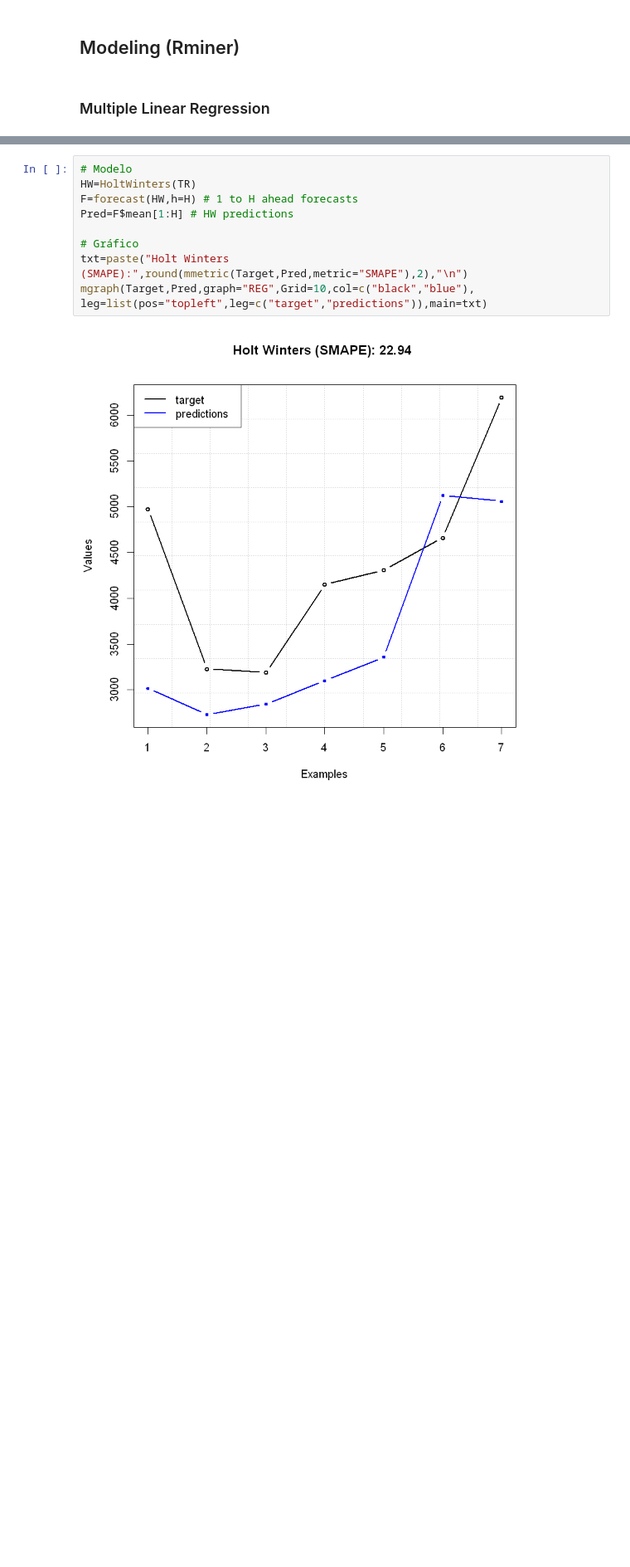
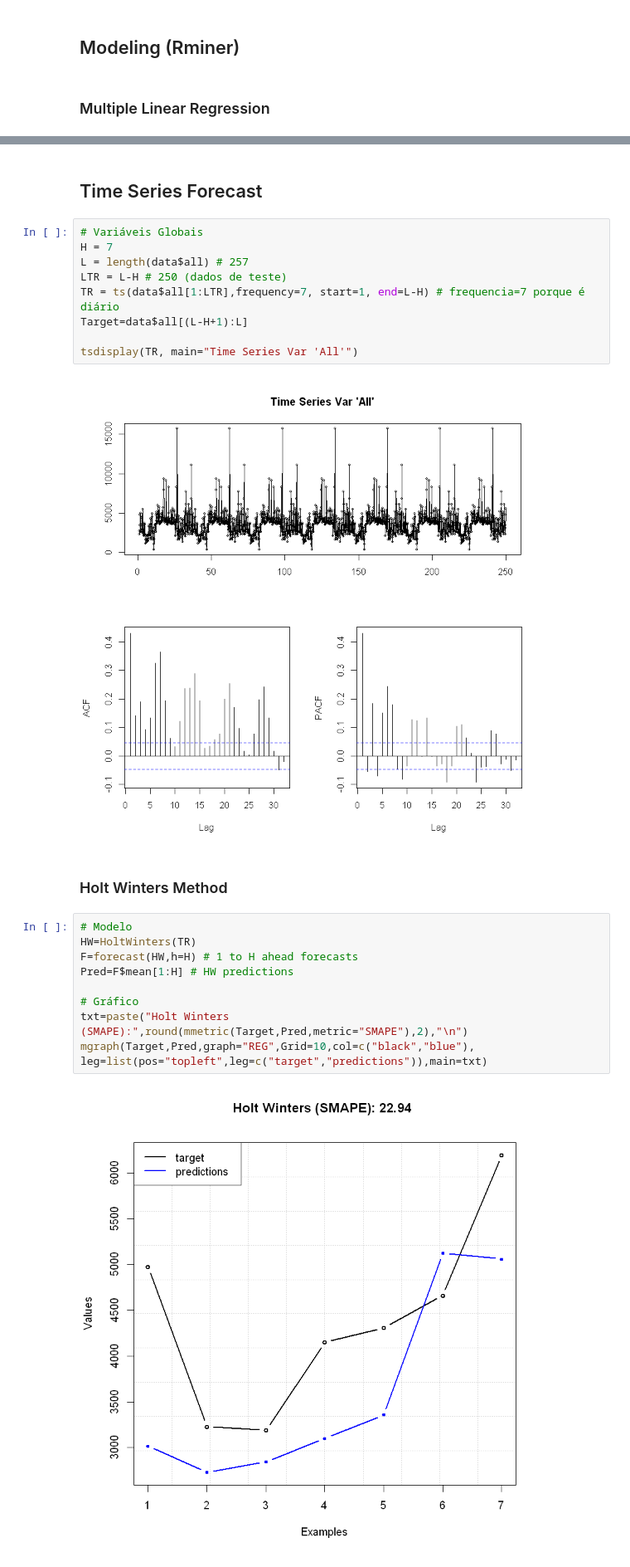
Before and after one commit to JoaoGuedes01/TIAPOSE_R_Data_Mining, a Jupyter notebook: Jupyter/Data Exploration.ipynb, the cells around one changed output, grey strips where cells are left out. Shown: that part at 83% size. Saved outputs shown, nothing was run; the diff lists cells and outputs as text; blank space fills up the shorter version.

```diff
--- a/Jupyter/Data Exploration.ipynb
+++ b/Jupyter/Data Exploration.ipynb
@@ -307,3 +314,18 @@ Target=data$all[(L-H+1):L]
+# %% [markdown]
+## Time Series Forecast
+# %%
+# Variáveis Globais
+H = 7
+L = length(data$all) # 257
+LTR = L-H # 250 (dados de teste)
+TR = ts(data$all[1:LTR],frequency=7, start=1, end=L-H) # frequencia=7 porque é diário
+Target=data$all[(L-H+1):L]
+
+tsdisplay(TR, main="Time Series Var 'All'")
+# %% [output]
+[figure, added]
+# %% [markdown]
+### Holt Winters Method
 # %%
 # Modelo
 HW=HoltWinters(TR)
```
Also changed, not shown: parts of 25 cells of this notebook.
